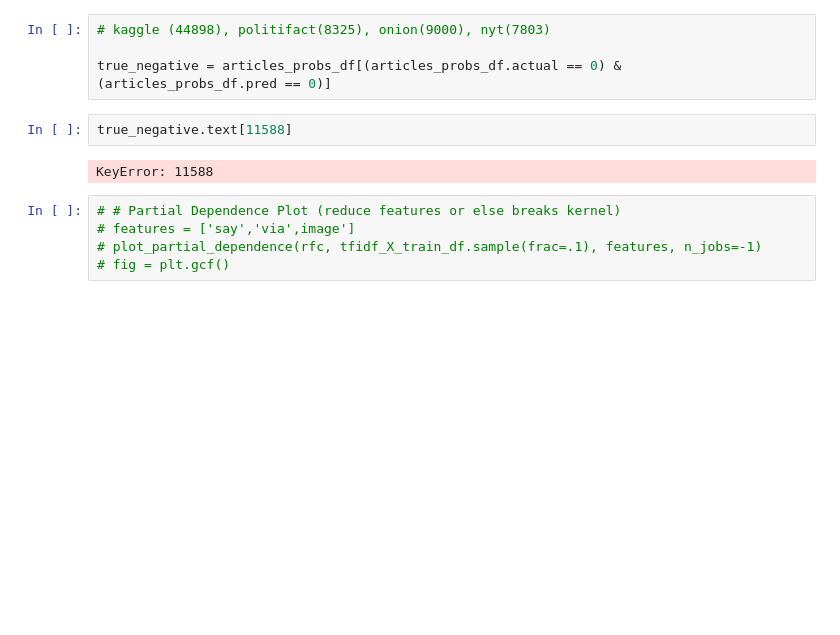
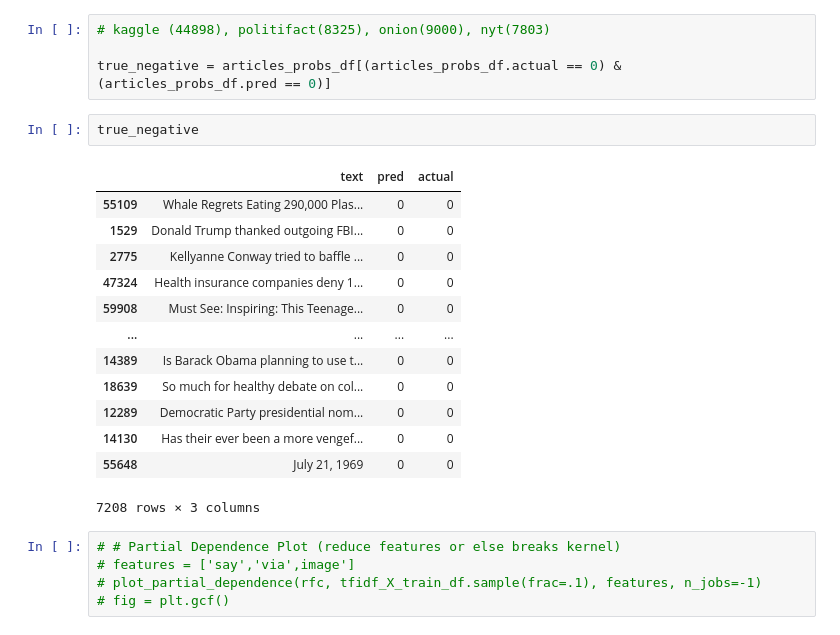
Before and after one commit to benkarlsberg/NLP-Model-Predicting-Fake-News-Probability, a Jupyter notebook: model_testing.ipynb, the cells around one changed output. Saved outputs shown, nothing was run; the diff lists cells and outputs as text; blank space fills up the shorter version.

Commit message:
fixed an error message

```diff
--- a/model_testing.ipynb
+++ b/model_testing.ipynb
@@ -942,9 +942,21 @@ false_positives.text[11577]
 
 true_negative = articles_probs_df[(articles_probs_df.actual == 0) & (articles_probs_df.pred == 0)]
 # %%
-true_negative.text[11588]
+true_negative
 # %% [output]
+|  | text | pred | actual |
+| 55109 | Whale Regrets Eating 290,000 Plas... | 0 | 0 |
+| 1529 | Donald Trump thanked outgoing FBI... | 0 | 0 |
+| 2775 | Kellyanne Conway tried to baffle ... | 0 | 0 |
+| 47324 | Health insurance companies deny 1... | 0 | 0 |
+| 59908 | Must See: Inspiring: This Teenage... | 0 | 0 |
+| ... | ... | ... | ... |
+| 14389 | Is Barack Obama planning to use t... | 0 | 0 |
+| 18639 | So much for healthy debate on col... | 0 | 0 |
+| 12289 | Democratic Party presidential nom... | 0 | 0 |
+| 14130 | Has their ever been a more vengef... | 0 | 0 |
+| 55648 | July 21, 1969 | 0 | 0 |
-KeyError: 11588
+7208 rows × 3 columns
 # %%
 # # Partial Dependence Plot (reduce features or else breaks kernel)
 # features = ['say','via',image']
```
